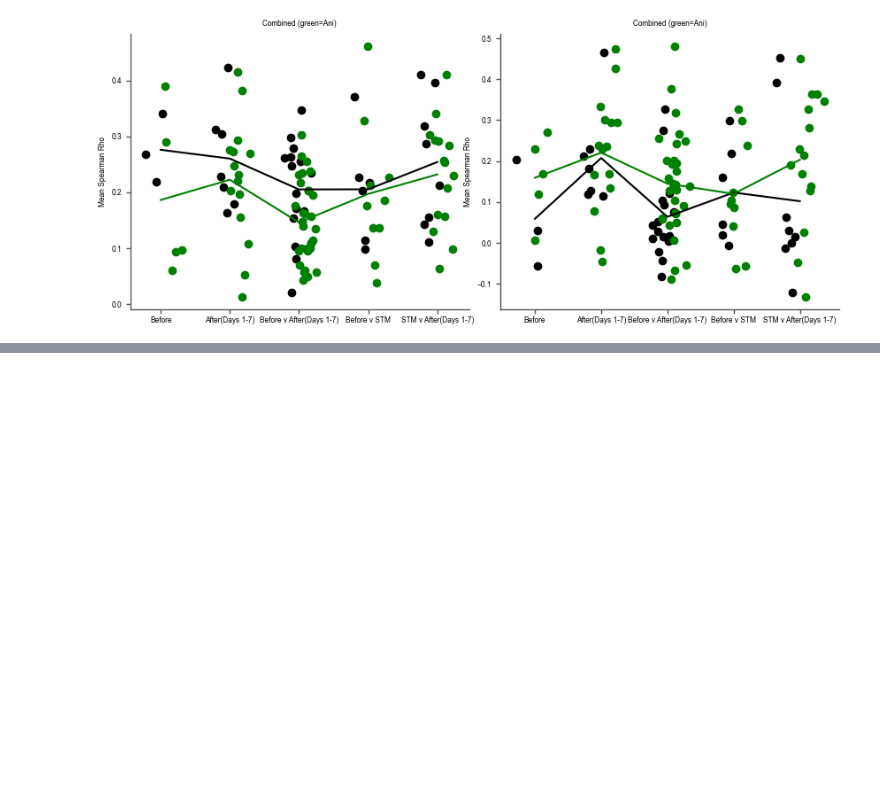
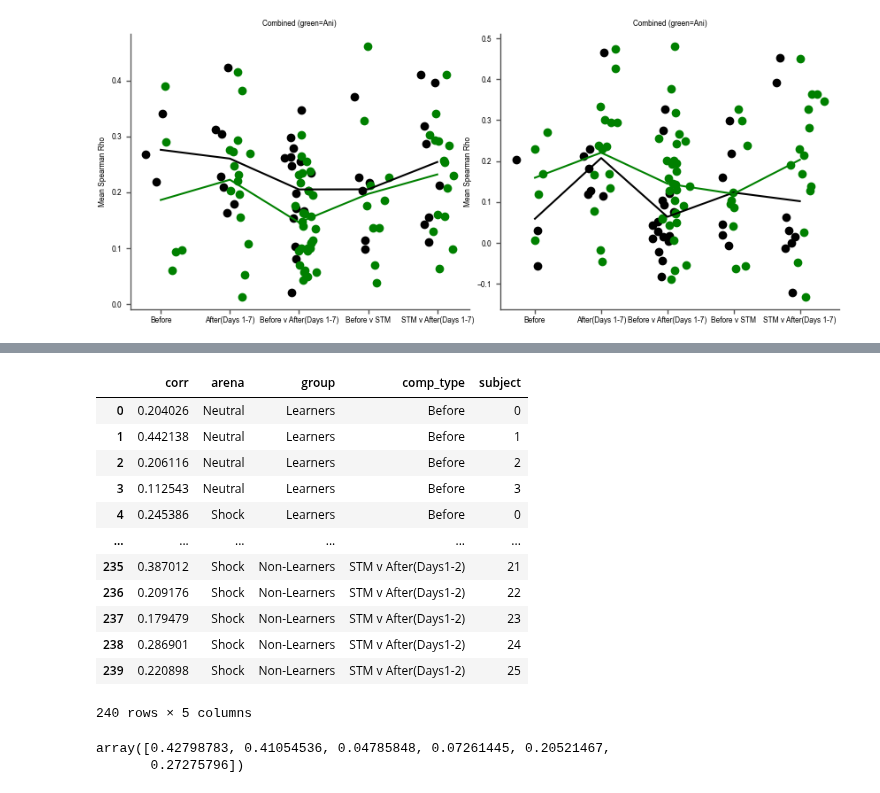
Before and after one commit to nkinsky/Eraser, a Jupyter notebook: Notebooks/Figure2.ipynb, the cells around one changed output, grey strips where cells are left out. Saved outputs shown, nothing was run; the diff lists cells and outputs as text; code cells hidden in the pictures; blank space fills up the shorter version.

```diff
--- a/Notebooks/Figure2.ipynb
+++ b/Notebooks/Figure2.ipynb
@@ -394,0 +425,21 @@ https://www.statology.org/two-way-anova-python/ should be helpful
+# %%
+corr_df
+# %% [output]
+|  | corr | arena | group | comp_type | subject |
+| 0 | 0.204026 | Neutral | Learners | Before | 0 |
+| 1 | 0.442138 | Neutral | Learners | Before | 1 |
+| 2 | 0.206116 | Neutral | Learners | Before | 2 |
+| 3 | 0.112543 | Neutral | Learners | Before | 3 |
+| 4 | 0.245386 | Shock | Learners | Before | 0 |
+| ... | ... | ... | ... | ... | ... |
+| 235 | 0.387012 | Shock | Non-Learners | STM v After(Days1-2) | 21 |
+| 236 | 0.209176 | Shock | Non-Learners | STM v After(Days1-2) | 22 |
+| 237 | 0.179479 | Shock | Non-Learners | STM v After(Days1-2) | 23 |
+| 238 | 0.286901 | Shock | Non-Learners | STM v After(Days1-2) | 24 |
+| 239 | 0.220898 | Shock | Non-Learners | STM v After(Days1-2) | 25 |
+240 rows × 5 columns
+# %%
+open_corrs3
+# %% [output]
+array([0.42798783, 0.41054536, 0.04785848, 0.07261445, 0.20521467,
+       0.27275796])
```
Also changed, not shown: parts of 26 cells of this notebook.
